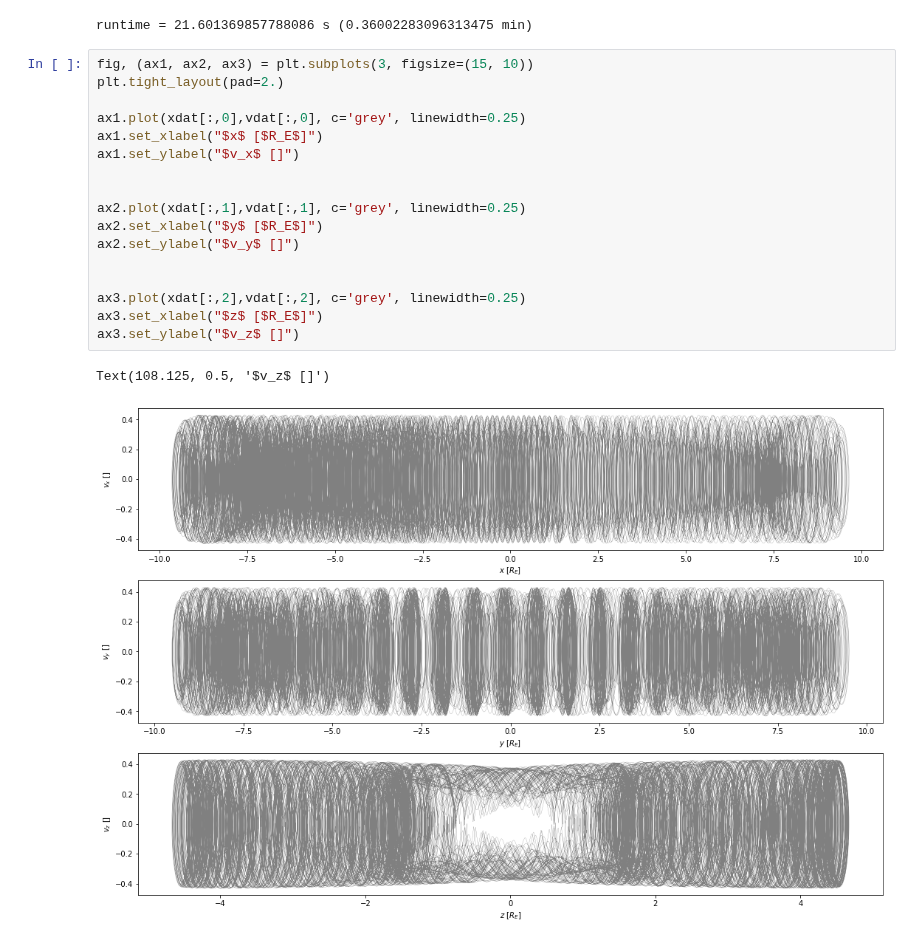
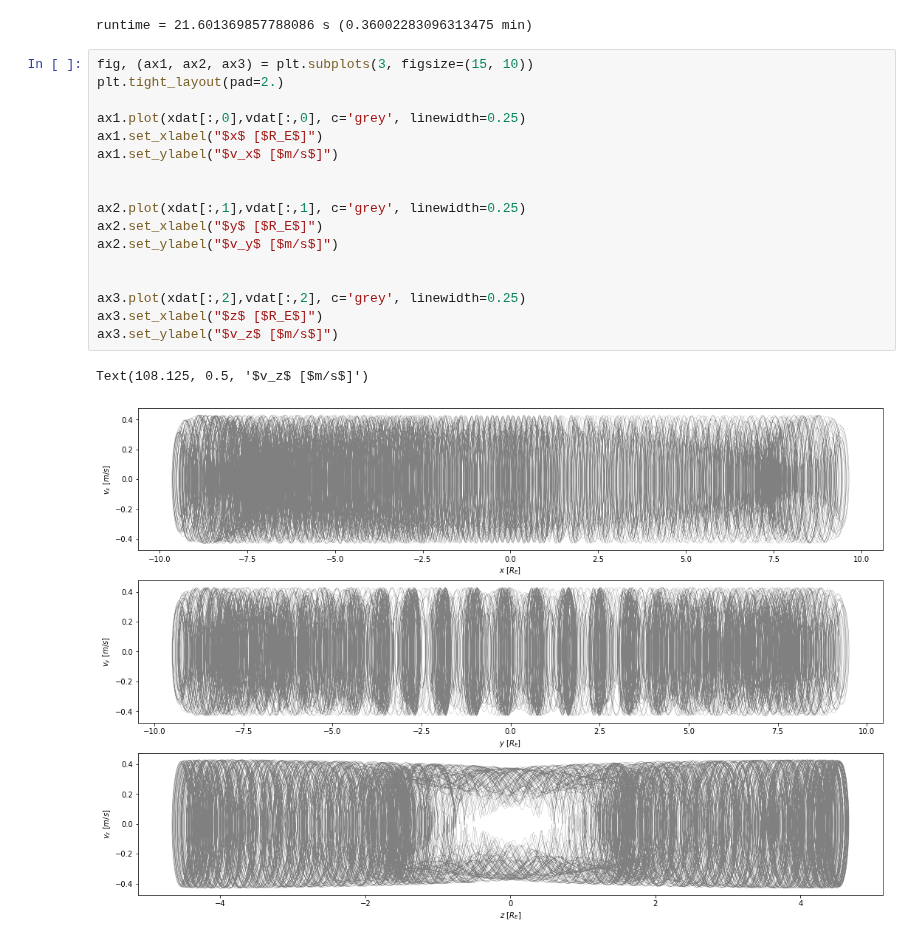
Before and after one commit to argallmr/imef, a Jupyter notebook: particle-tracing/boris-tracing/Charged Particle Motion in Earth Dipole Field.ipynb, the cells around one changed output. Saved outputs shown, nothing was run; the diff lists cells and outputs as text.

```diff
--- a/particle-tracing/boris-tracing/Charged Particle Motion in Earth Dipole Field.ipynb
+++ b/particle-tracing/boris-tracing/Charged Particle Motion in Earth Dipole Field.ipynb
@@ -165,20 +165,20 @@ runtime = 21.601369857788086 s (0.36002283096313475 min)
 # %%
 fig, (ax1, ax2, ax3) = plt.subplots(3, figsize=(15, 10))
 plt.tight_layout(pad=2.)
 
 ax1.plot(xdat[:,0],vdat[:,0], c='grey', linewidth=0.25)
 ax1.set_xlabel("$x$ [$R_E$]")
-ax1.set_ylabel("$v_x$ []")
+ax1.set_ylabel("$v_x$ [$m/s$]")
 
 
 ax2.plot(xdat[:,1],vdat[:,1], c='grey', linewidth=0.25)
 ax2.set_xlabel("$y$ [$R_E$]")
-ax2.set_ylabel("$v_y$ []")
+ax2.set_ylabel("$v_y$ [$m/s$]")
 
 
 ax3.plot(xdat[:,2],vdat[:,2], c='grey', linewidth=0.25)
 ax3.set_xlabel("$z$ [$R_E$]")
-ax3.set_ylabel("$v_z$ []")
+ax3.set_ylabel("$v_z$ [$m/s$]")
 # %% [output]
-Text(108.125, 0.5, '$v_z$ []')
+Text(108.125, 0.5, '$v_z$ [$m/s$]')
-[figure, old version]
+[figure, new version]
```
Also changed, not shown: parts of 2 cells of this notebook.
